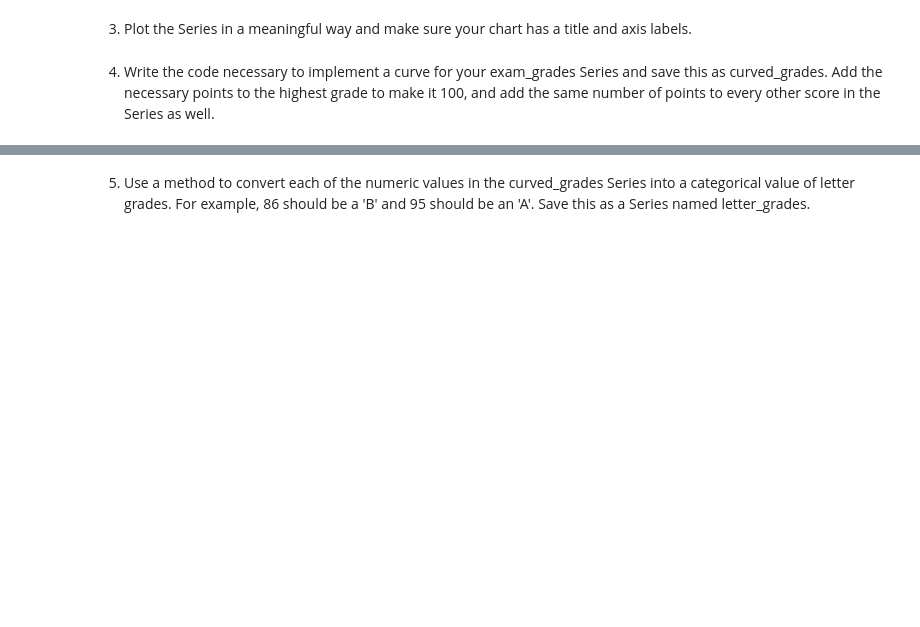
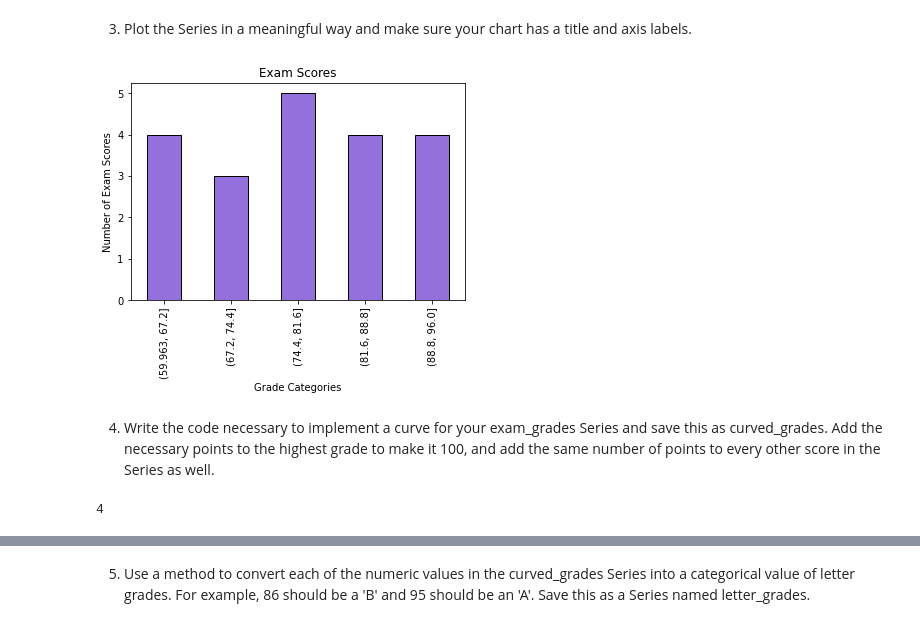
Before and after one commit to david-rodriguez-siller/numpy-pandas-visualization-exercises, a Jupyter notebook: pandas_series.ipynb, the cells around one changed output, grey strips where cells are left out. Cells and saved outputs as stored; diff of their text form; code cells hidden in the pictures; blank space fills up the shorter version.

```diff
--- a/pandas_series.ipynb
+++ b/pandas_series.ipynb
@@ -513,3 +597,7 @@ Use pandas to create a Series named exam_scores from the following list:
 
 
     [60, 86, 75, 62, 93, 71, 60, 83, 95, 78, 65, 72, 69, 81, 96, 80, 85, 92, 82, 78]
+# %%
+exam_scores = list([60, 86, 75, 62, 93, 71, 60, 83, 95, 78, 65, 72, 69, 81, 96, 80, 85, 92, 82, 78])
+exam_scores = pd.Series(exam_scores)
+exam_scores
@@ -520,4 +642,18 @@ Use pandas to create a Series named exam_scores from the following list:
 # %% [markdown]
 3. Plot the Series in a meaningful way and make sure your chart has a title and axis labels.
+# %%
+exam_scores.value_counts(bins = 5, sort = False).plot.bar(title = 'Exam Scores',
+                                    color = 'mediumpurple',
+                                    ec = 'k',
+                                    width = .5)
+
+plt.xlabel('Grade Categories')
+plt.ylabel('Number of Exam Scores');
+# %% [output]
+[figure, added]
 # %% [markdown]
 4. Write the code necessary to implement a curve for your exam_grades Series and save this as curved_grades. Add the necessary points to the highest grade to make it 100, and add the same number of points to every other score in the Series as well.
+# %%
+100 - exam_scores.max()
+# %% [output]
+4
```
Also changed, not shown: parts of 19 cells of this notebook.
